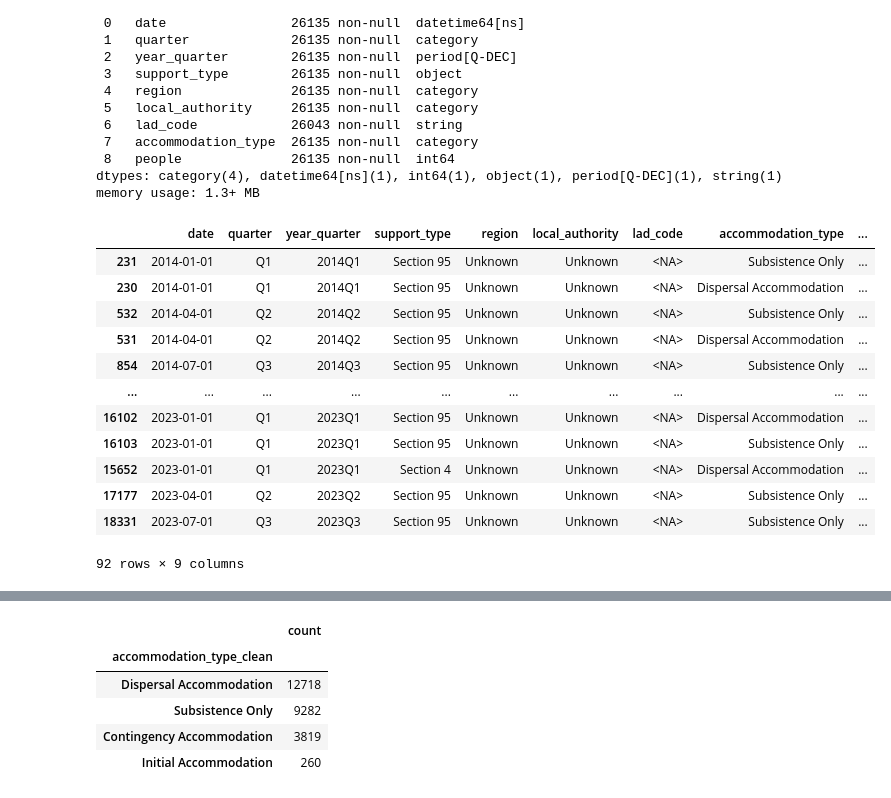
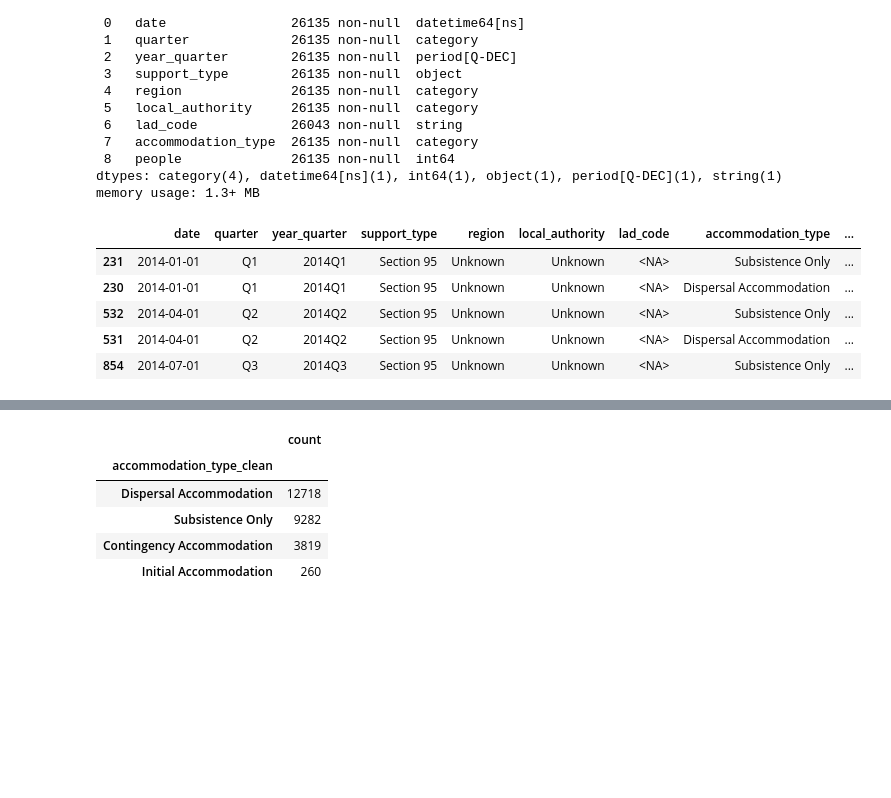
Before and after one commit to awenroberts/QM2-Project, a Jupyter notebook: FINAL2_asylum_seekers_receiving_support_data.ipynb, the cells around one changed output, grey strips where cells are left out. Saved outputs shown, nothing was run; the diff lists cells and outputs as text; code cells hidden in the pictures; blank space fills up the shorter version.

```diff
--- a/FINAL2_asylum_seekers_receiving_support_data.ipynb
+++ b/FINAL2_asylum_seekers_receiving_support_data.ipynb
@@ -112,22 +112,15 @@ memory usage: 1.3+ MB
 # %%
 #cleaning
 #get rid of the national level data and null values and put it into a new dataframe
 df = df[~df["lad_code"].str.startswith("N/A", na=False)].copy()
 df_unclean = df[df["lad_code"].isna() | df["lad_code"].str.startswith("N/A", na=False)]
-df_unclean
+df_unclean.head()
 # %% [output]
 |  | date | quarter | year_quarter | support_type | region | local_authority | lad_code | accommodation_type | ... |
 | 231 | 2014-01-01 | Q1 | 2014Q1 | Section 95 | Unknown | Unknown | <NA> | Subsistence Only | ... |
 | 230 | 2014-01-01 | Q1 | 2014Q1 | Section 95 | Unknown | Unknown | <NA> | Dispersal Accommodation | ... |
 | 532 | 2014-04-01 | Q2 | 2014Q2 | Section 95 | Unknown | Unknown | <NA> | Subsistence Only | ... |
 | 531 | 2014-04-01 | Q2 | 2014Q2 | Section 95 | Unknown | Unknown | <NA> | Dispersal Accommodation | ... |
 | 854 | 2014-07-01 | Q3 | 2014Q3 | Section 95 | Unknown | Unknown | <NA> | Subsistence Only | ... |
-| ... | ... | ... | ... | ... | ... | ... | ... | ... | ... |
-| 16102 | 2023-01-01 | Q1 | 2023Q1 | Section 95 | Unknown | Unknown | <NA> | Dispersal Accommodation | ... |
-| 16103 | 2023-01-01 | Q1 | 2023Q1 | Section 95 | Unknown | Unknown | <NA> | Subsistence Only | ... |
-| 15652 | 2023-01-01 | Q1 | 2023Q1 | Section 4 | Unknown | Unknown | <NA> | Dispersal Accommodation | ... |
-| 17177 | 2023-04-01 | Q2 | 2023Q2 | Section 95 | Unknown | Unknown | <NA> | Subsistence Only | ... |
-| 18331 | 2023-07-01 | Q3 | 2023Q3 | Section 95 | Unknown | Unknown | <NA> | Subsistence Only | ... |
-92 rows × 9 columns
 # %%
 df_no_support_type = df.drop(columns=['support_type'])
```
Also changed, not shown: parts of 10 cells of this notebook.
